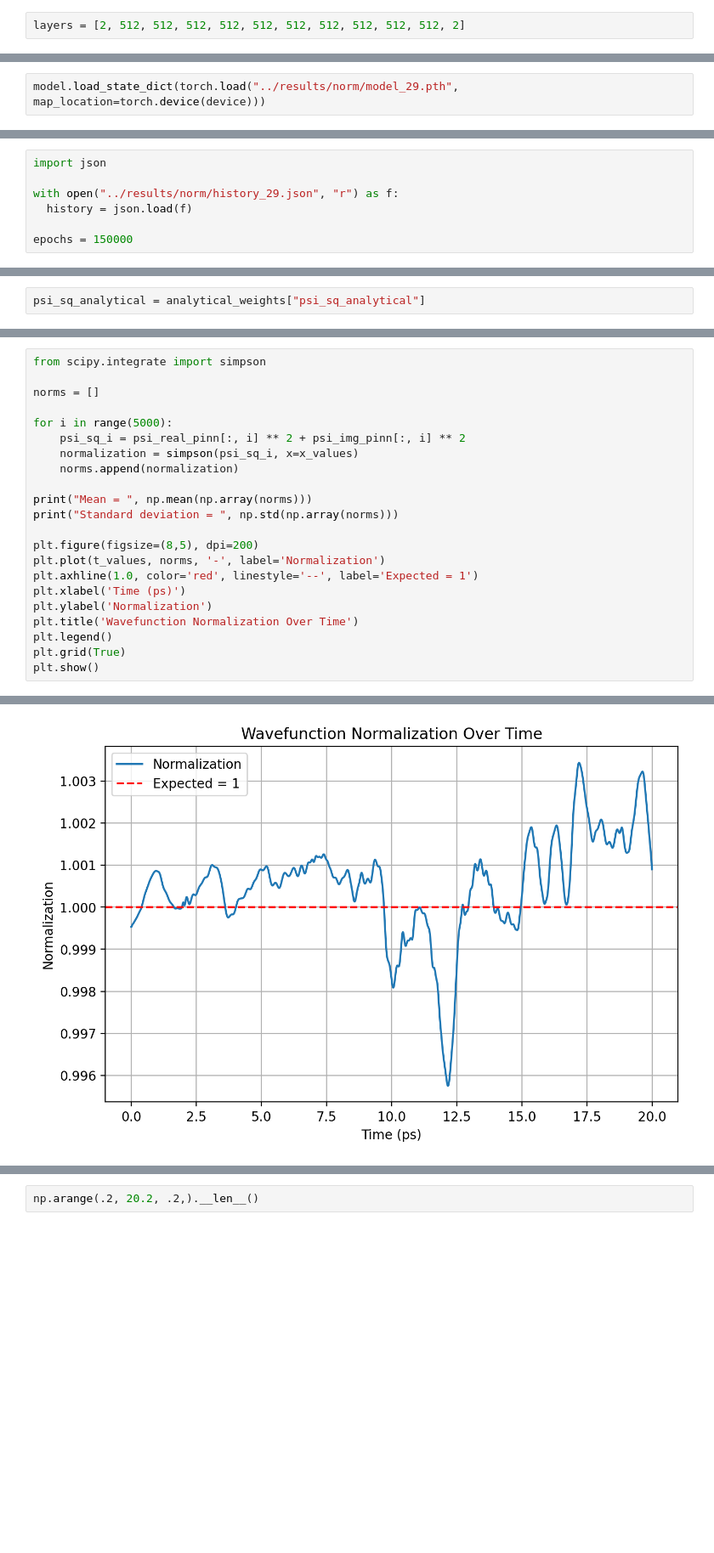
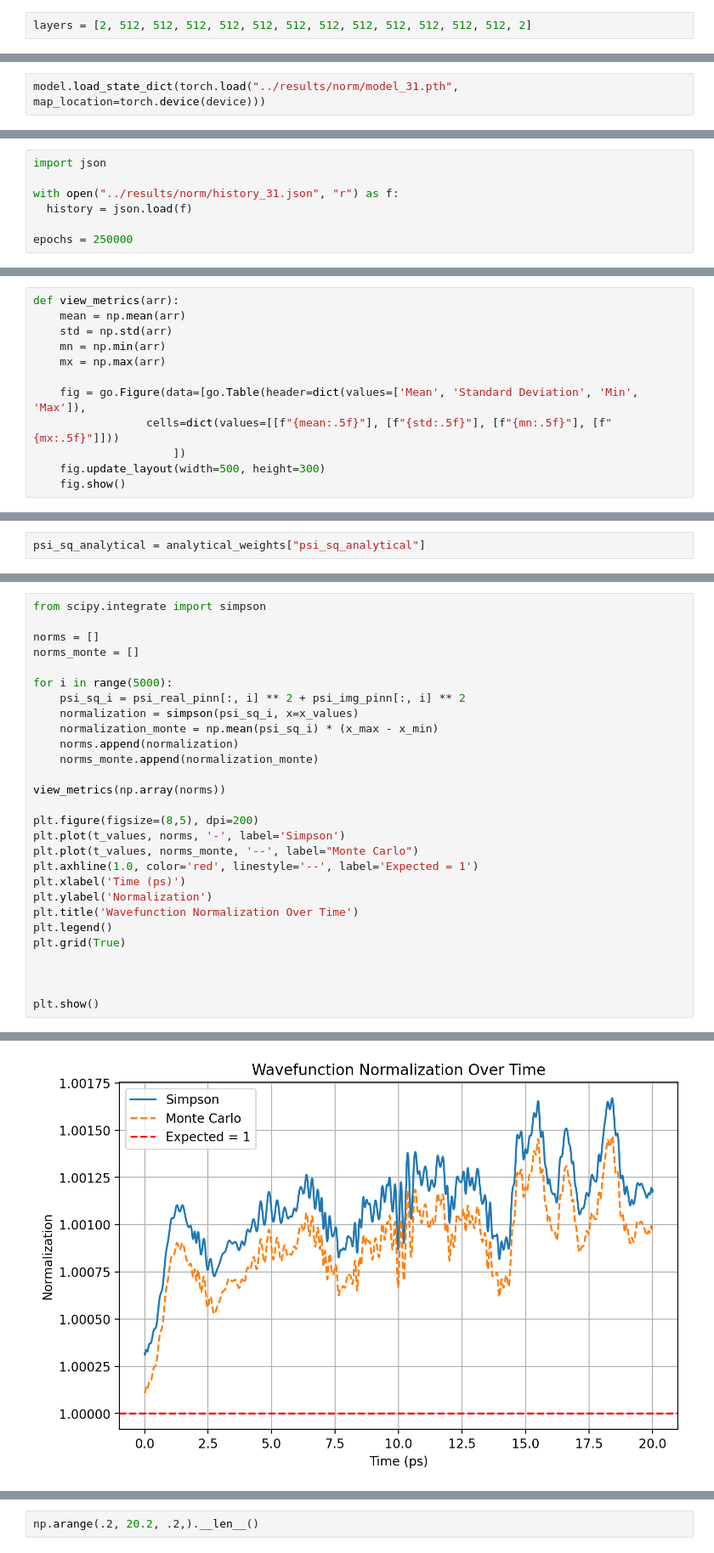
Before and after one commit to thash-jkr/Schrodinger-PINN, a Jupyter notebook: src/testers/norm_tester.ipynb, the cells around one changed output, grey strips where cells are left out. Shown: that part at 85% size. Saved outputs shown, nothing was run; the diff lists cells and outputs as text; blank space fills up the shorter version.

```diff
--- a/src/testers/norm_tester.ipynb
+++ b/src/testers/norm_tester.ipynb
@@ -171,20 +172,20 @@ class PINN(nn.Module):
 
         return history
 # %%
-layers = [2, 512, 512, 512, 512, 512, 512, 512, 512, 512, 512, 2]
+layers = [2, 512, 512, 512, 512, 512, 512, 512, 512, 512, 512, 512, 512, 2]
 # %%
 model = PINN(layers, 0, 20)
 # %%
-model.load_state_dict(torch.load("../results/norm/model_29.pth", map_location=torch.device(device)))
+model.load_state_dict(torch.load("../results/norm/model_31.pth", map_location=torch.device(device)))
 # %% [output]
 <All keys matched successfully>
 # %%
 import json
 
-with open("../results/norm/history_29.json", "r") as f:
+with open("../results/norm/history_31.json", "r") as f:
   history = json.load(f)
 
-epochs = 150000
+epochs = 250000
 # %%
 total_loss_history = [record['total_loss'] for record in history]
 physics_loss_history = [record['physics_loss'] for record in history]
@@ -243,3 +244,15 @@ plt.show()
+# %%
+def view_metrics(arr):
+    mean = np.mean(arr)
+    std = np.std(arr)
+    mn = np.min(arr)
+    mx = np.max(arr)
+
+    fig = go.Figure(data=[go.Table(header=dict(values=['Mean', 'Standard Deviation', 'Min', 'Max']),
+                 cells=dict(values=[[f"{mean:.5f}"], [f"{std:.5f}"], [f"{mn:.5f}"], [f"{mx:.5f}"]]))
+                     ])
+    fig.update_layout(width=500, height=300)
+    fig.show()
 # %%
 Nx = 5000
 Nt = 5000
@@ -309,22 +321,28 @@ Largest Error =  0.019075584565911186
 from scipy.integrate import simpson
 
 norms = []
+norms_monte = []
 
 for i in range(5000):
     psi_sq_i = psi_real_pinn[:, i] ** 2 + psi_img_pinn[:, i] ** 2
     normalization = simpson(psi_sq_i, x=x_values)
+    normalization_monte = np.mean(psi_sq_i) * (x_max - x_min)
     norms.append(normalization)
+    norms_monte.append(normalization_monte)
 
-print("Mean = ", np.mean(np.array(norms)))
-print("Standard deviation = ", np.std(np.array(norms)))
+view_metrics(np.array(norms))
 
 plt.figure(figsize=(8,5), dpi=200)
-plt.plot(t_values, norms, '-', label='Normalization')
+plt.plot(t_values, norms, '-', label='Simpson')
+plt.plot(t_values, norms_monte, '--', label="Monte Carlo")
 plt.axhline(1.0, color='red', linestyle='--', label='Expected = 1')
 plt.xlabel('Time (ps)')
 plt.ylabel('Normalization')
 plt.title('Wavefunction Normalization Over Time')
 plt.legend()
 plt.grid(True)
+
+
+
 plt.show()
 # %% [output]
@@ -333,4 +349,4 @@ Standard deviation =  0.0011919810266299295
-[figure, old version]
+[figure, new version]
 # %%
 from scipy import special
 
```
Also changed, not shown: parts of 9 cells of this notebook, 6 other files.
